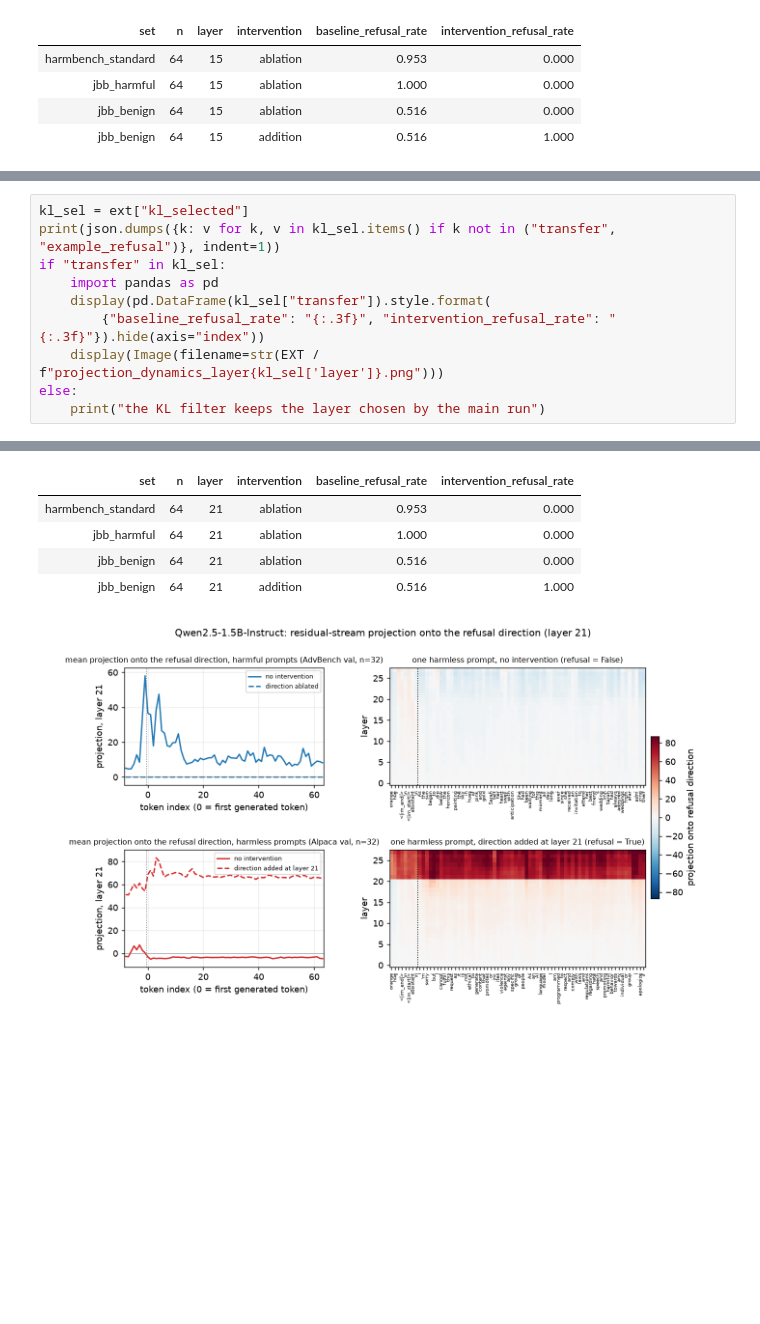
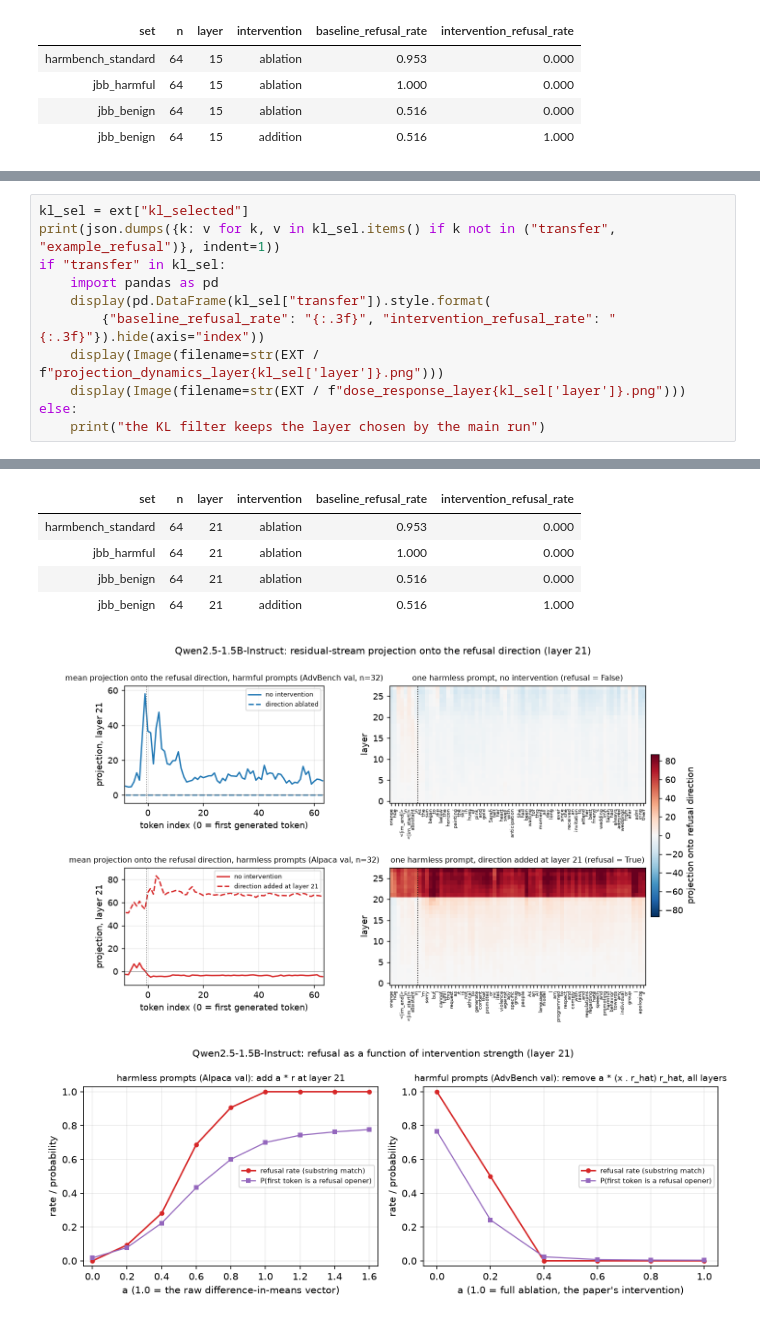
Before and after one commit to ORmanius/refusal-direction-replication, a Jupyter notebook: notebooks/03_extensions_qwen.ipynb, the cells around one changed output, grey strips where cells are left out. Cells and saved outputs as stored; diff of their text form; blank space fills up the shorter version.

```diff
--- a/notebooks/03_extensions_qwen.ipynb
+++ b/notebooks/03_extensions_qwen.ipynb
@@ -176,6 +232,7 @@ if "transfer" in kl_sel:
     display(pd.DataFrame(kl_sel["transfer"]).style.format(
         {"baseline_refusal_rate": "{:.3f}", "intervention_refusal_rate": "{:.3f}"}).hide(axis="index"))
     display(Image(filename=str(EXT / f"projection_dynamics_layer{kl_sel['layer']}.png")))
+    display(Image(filename=str(EXT / f"dose_response_layer{kl_sel['layer']}.png")))
 else:
     print("the KL filter keeps the layer chosen by the main run")
 # %% [output]
@@ -190,10 +255,11 @@ else:
 }
 | set | n | layer | intervention | baseline_refusal_rate | intervention_refusal_rate |
 | harmbench_standard | 64 | 21 | ablation | 0.953 | 0.000 |
 | jbb_harmful | 64 | 21 | ablation | 1.000 | 0.000 |
 | jbb_benign | 64 | 21 | ablation | 0.516 | 0.000 |
 | jbb_benign | 64 | 21 | addition | 0.516 | 1.000 |
 [figure]
+[figure, added]
 # %%
 print(json.dumps({k: v for k, v in ext["summary"].items() if k not in ("direction_cosine_chosen_vs_neighbours", "kl_selected")}, indent=1))
 # %% [output]
```
Also changed, not shown: parts of 9 cells of this notebook, 16 other files.
